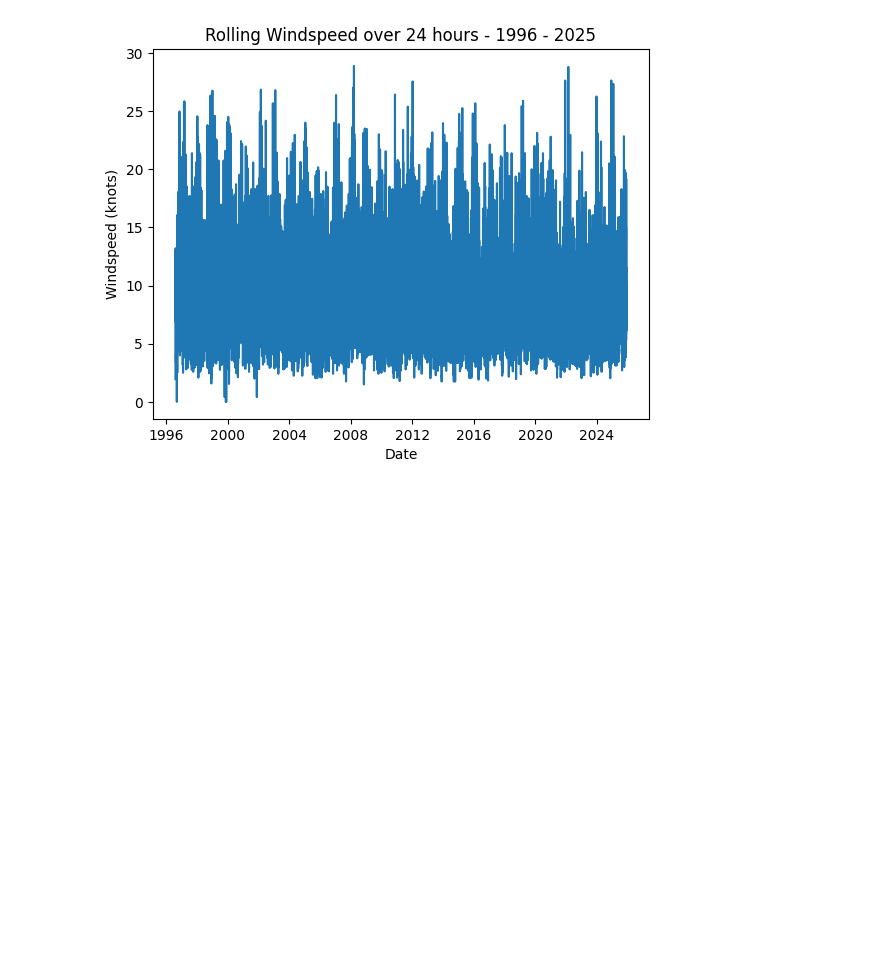
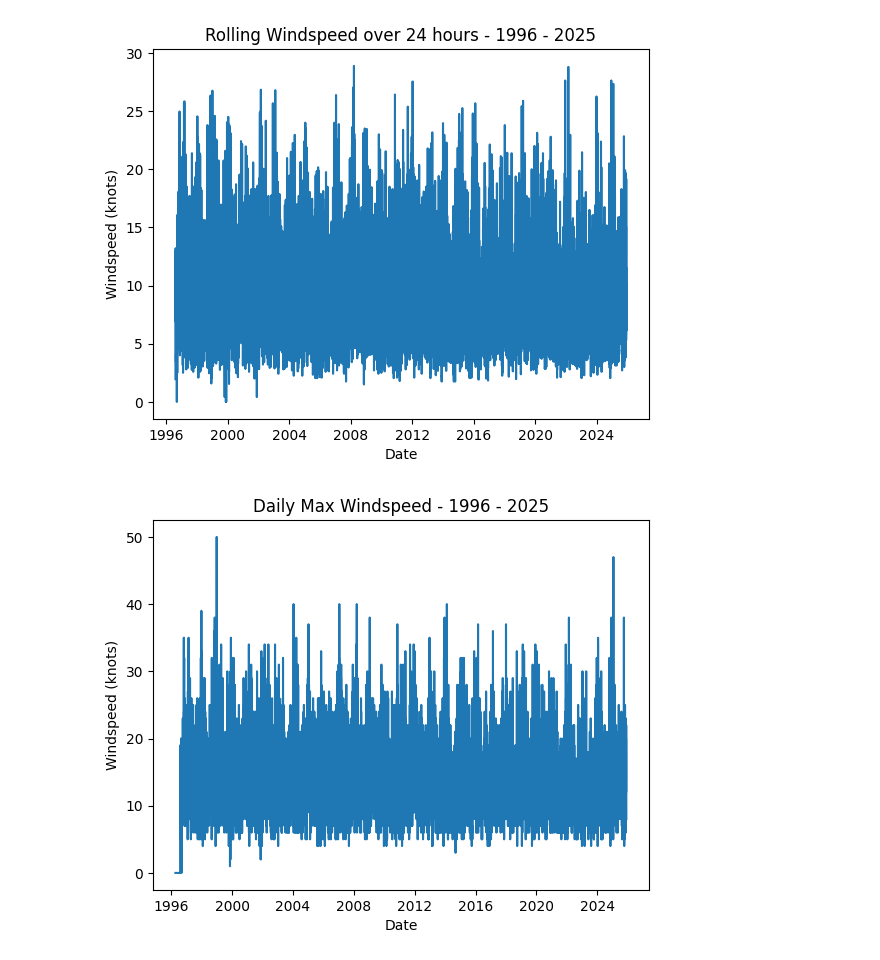
Before and after one commit to Mr-Scarf/programming-for-data-analytics, a Jupyter notebook: assignments/assignment_6_Weather.ipynb, the cells around one changed output. Drawn from its saved outputs; the diff is of its cells as text; code cells hidden in the pictures; blank space fills up the shorter version.

```diff
--- a/assignments/assignment_6_Weather.ipynb
+++ b/assignments/assignment_6_Weather.ipynb
@@ -156,2 +155,24 @@ plt.show()
 # %% [output]
 [figure]
+# %%
+#Plot:
+#B)
+
+#iii)The max windspeed for each day
+
+# Get daily max windspeed
+daily_max_windspd = cleandf.resample("D").max(numeric_only=True)
+
+#Check data
+#daily_max_windspd.head(10)
+
+# Plot daily max windspeed
+sns.lineplot(data=daily_max_windspd, x=daily_max_windspd.index, y="wdsp")
+plt.title("Daily Max Windspeed - 1996 - 2025")
+plt.xlabel("Date")
+plt.ylabel("Windspeed (knots)") # Unit from dataset documentation
+plt.show()
+
+print('Daily max Windspeed is potentially skewed at start of plot due to windspeed being equal to 0 across April & July 1996 days ')
+# %% [output]
+[figure, added]
```
Also changed, not shown: parts of 5 cells of this notebook.
